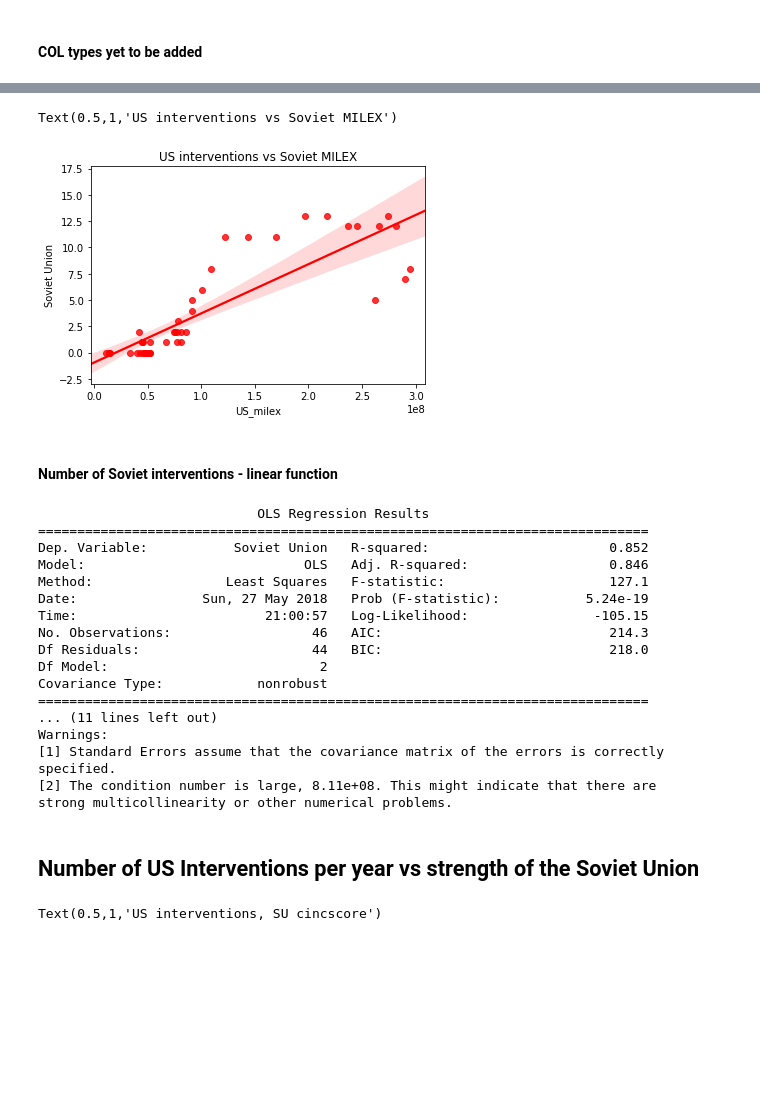
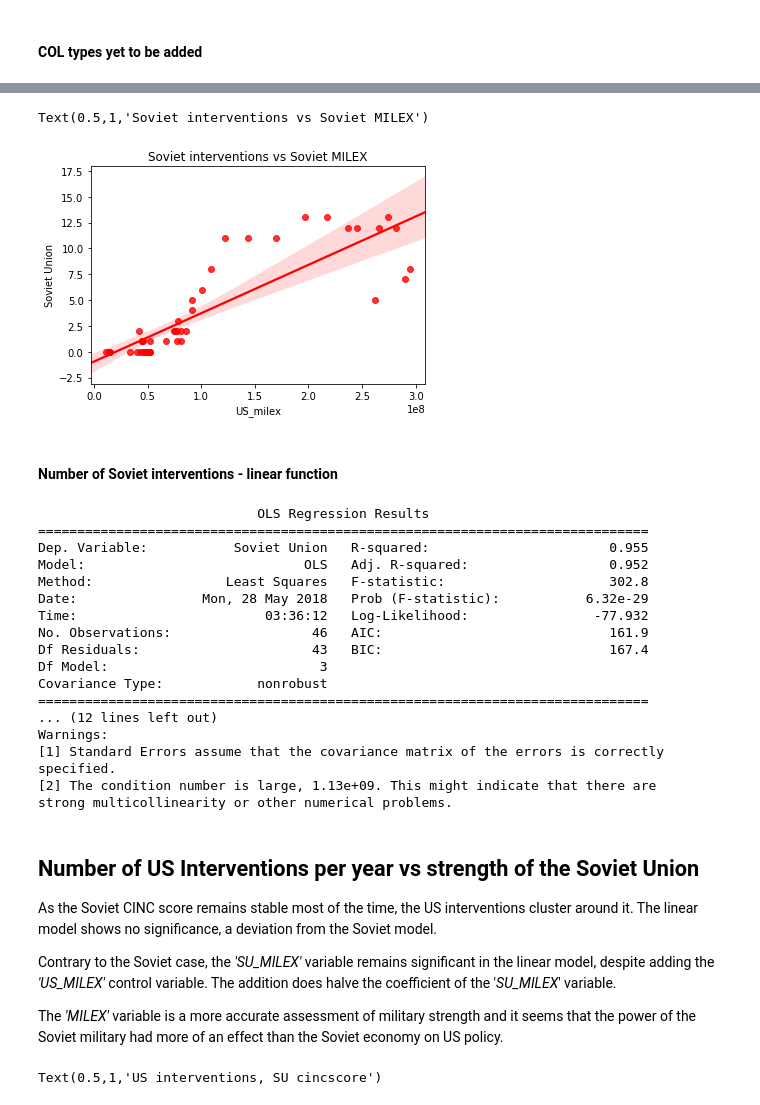
Before and after one commit to Jasper-Koops/Thesis-Cold_War_Interventions, a Jupyter notebook: Analysis.ipynb, the cells around one changed output, grey strips where cells are left out. Cells and saved outputs as stored; diff of their text form; code cells hidden in the pictures; blank space fills up the shorter version.

```diff
--- a/Analysis.ipynb
+++ b/Analysis.ipynb
@@ -7,17 +7,23 @@ import seaborn as sn
 import sklearn as sk
 
 # Create datasets for grouped data operations
+df = pd.read_csv('./output/masterfile.csv')
 df2 = df.groupby('year').sum().reset_index()
-
 df3 = df.groupby('year').agg(
     {
         'US_milex': 'first',
         'SU_milex': 'first',
+        'UK_milex': 'first',
+        'FR_milex': 'first',
         'Soviet Union': 'sum',
         'United States': 'sum',
+        'France': 'sum',
+        'United Kingdom': 'sum',
         'COL_MIDI': 'sum',
         'US_cinc': 'first',
         'SU_cinc': 'first',
+        'UK_cinc': 'first',
+        'FR_cinc': 'first',
         'war': 'sum',
         'ponatind': 'sum',
         'onatind': 'sum',
@@ -43,8 +49,6 @@ def run(x, y):
 #     model = sm.OLS(x, y).fit()
 #     return model.summary()
 
-
-df = pd.read_csv('./output/masterfile.csv')
 df.info()
 # %% [output]
 <class 'pandas.core.frame.DataFrame'>
@@ -232,34 +261,40 @@ Text(0.5,1,'SU interventions, US cincscore')
 # %%
-sn.regplot('US_milex', 'Soviet Union', data=df3, color='r').set_title('US interventions vs Soviet MILEX')
+sn.regplot('US_milex', 'Soviet Union', data=df3, color='r').set_title('Soviet interventions vs Soviet MILEX')
 # %% [output]
-Text(0.5,1,'US interventions vs Soviet MILEX')
+Text(0.5,1,'Soviet interventions vs Soviet MILEX')
-[figure, old version]
+[figure, new version]
 # %% [markdown]
 #### Number of Soviet interventions - linear function
 # %%
 # Soviet Interventions - US power
-model = sm.OLS(df3['Soviet Union'],df3[['US_cinc', 'US_milex']]).fit()
+model = sm.OLS(df3['Soviet Union'],df3[['US_cinc', 'US_milex', 'SU_milex']]).fit()
 print(model.summary())
 # %% [output]
                             OLS Regression Results
 ==============================================================================
-Dep. Variable:           Soviet Union   R-squared:                       0.852
-Model:                            OLS   Adj. R-squared:                  0.846
-Method:                 Least Squares   F-statistic:                     127.1
-Date:                Sun, 27 May 2018   Prob (F-statistic):           5.24e-19
-Time:                        21:00:57   Log-Likelihood:                -105.15
-No. Observations:                  46   AIC:                             214.3
-Df Residuals:                      44   BIC:                             218.0
-Df Model:                           2
+Dep. Variable:           Soviet Union   R-squared:                       0.955
+Model:                            OLS   Adj. R-squared:                  0.952
+Method:                 Least Squares   F-statistic:                     302.8
+Date:                Mon, 28 May 2018   Prob (F-statistic):           6.32e-29
+Time:                        03:36:12   Log-Likelihood:                -77.932
+No. Observations:                  46   AIC:                             161.9
+Df Residuals:                      43   BIC:                             167.4
+Df Model:                           3
 Covariance Type:            nonrobust
 ==============================================================================
-... (11 lines left out)
+... (12 lines left out)
 Warnings:
 [1] Standard Errors assume that the covariance matrix of the errors is correctly specified.
-[2] The condition number is large, 8.11e+08. This might indicate that there are
+[2] The condition number is large, 1.13e+09. This might indicate that there are
 strong multicollinearity or other numerical problems.
-# %% [markdown]
-## Number of US Interventions per year vs strength of the Soviet Union
+# %% [markdown]
+## Number of US Interventions per year vs strength of the Soviet Union
+
+As the Soviet CINC score remains stable most of the time, the US interventions cluster around it. The linear model shows no significance, a deviation from the Soviet model.
+
+Contrary to the Soviet case, the *'SU_MILEX'* variable remains significant in the linear model, despite adding the *'US_MILEX'* control variable. The addition does halve the coefficient of the '*SU_MILEX*' variable.
+
+The *'MILEX'* variable is a more accurate assessment of military strength and it seems that the power of the Soviet military had more of an effect than the Soviet economy on US policy.
 # %%
 sn.regplot('SU_cinc', 'United States', data=df3).set_title('US interventions, SU cincscore')
 # %% [output]
```
Also changed, not shown: parts of 19 cells of this notebook.
